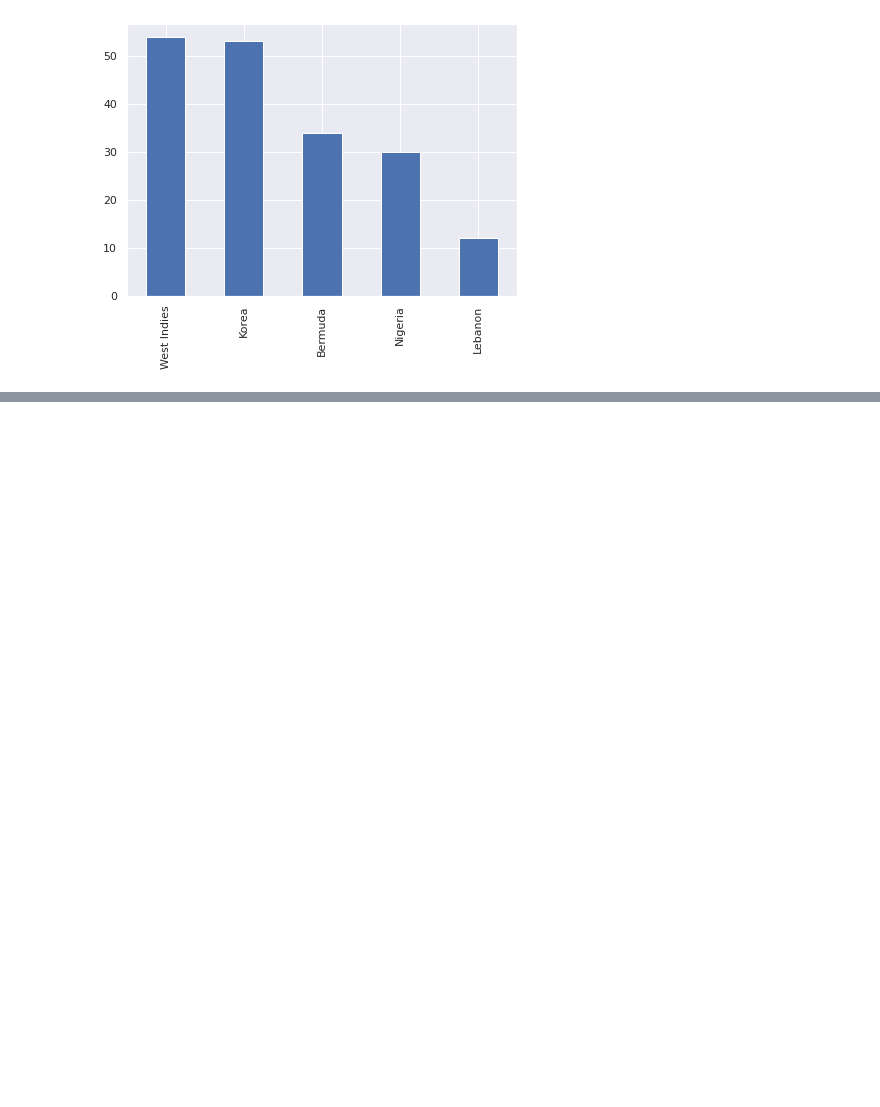
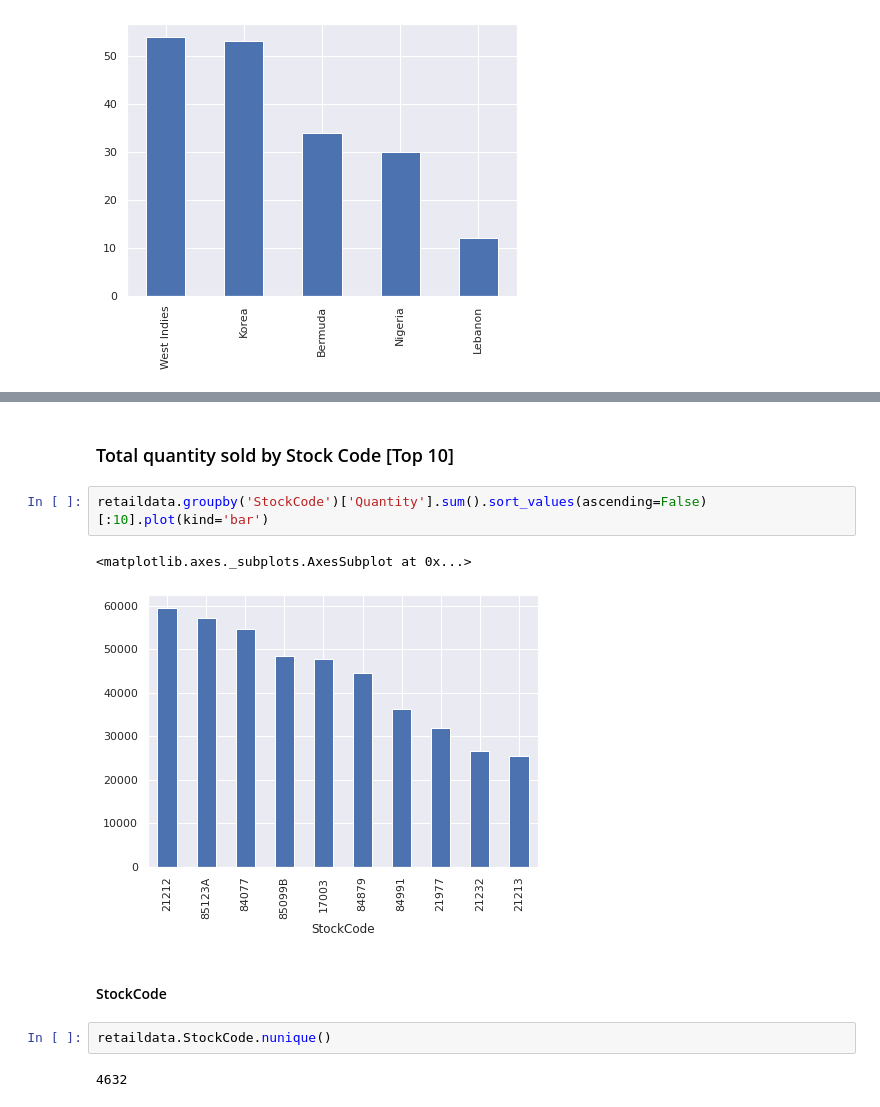
Before and after one commit to alokg1019/DataMining_Team1, a Jupyter notebook: EDA_Customer_Segmentation_Retail.ipynb, the cells around one changed output, grey strips where cells are left out. Drawn from its saved outputs; the diff is of its cells as text; blank space fills up the shorter version.

```diff
--- a/EDA_Customer_Segmentation_Retail.ipynb
+++ b/EDA_Customer_Segmentation_Retail.ipynb
@@ -248,0 +266,13 @@ filtered_retaildata.Country.value_counts()[-5:].plot(kind='bar')
+# %% [markdown]
+### Total quantity sold by Stock Code [Top 10]
+# %%
+retaildata.groupby('StockCode')['Quantity'].sum().sort_values(ascending=False)[:10].plot(kind='bar')
+# %% [output]
+<matplotlib.axes._subplots.AxesSubplot at 0x...>
+[figure, added]
+# %% [markdown]
+#### StockCode
+# %%
+retaildata.StockCode.nunique()
+# %% [output]
+4632
```
Also changed, not shown: parts of 22 cells of this notebook.
